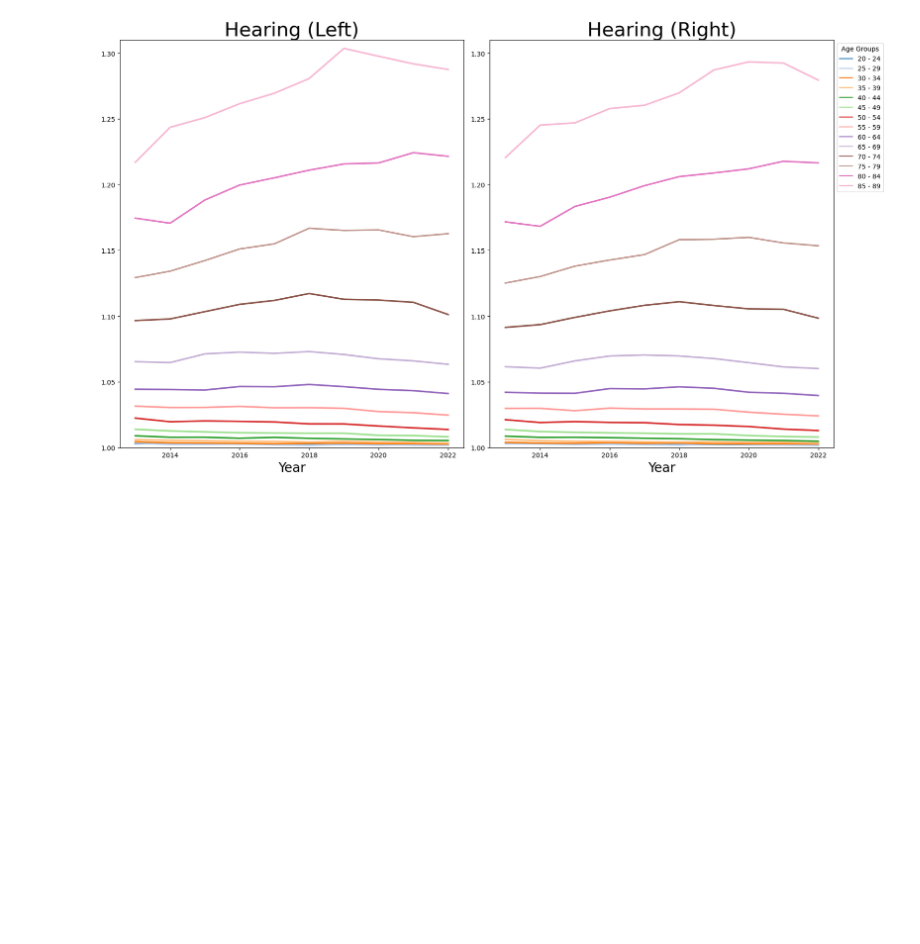
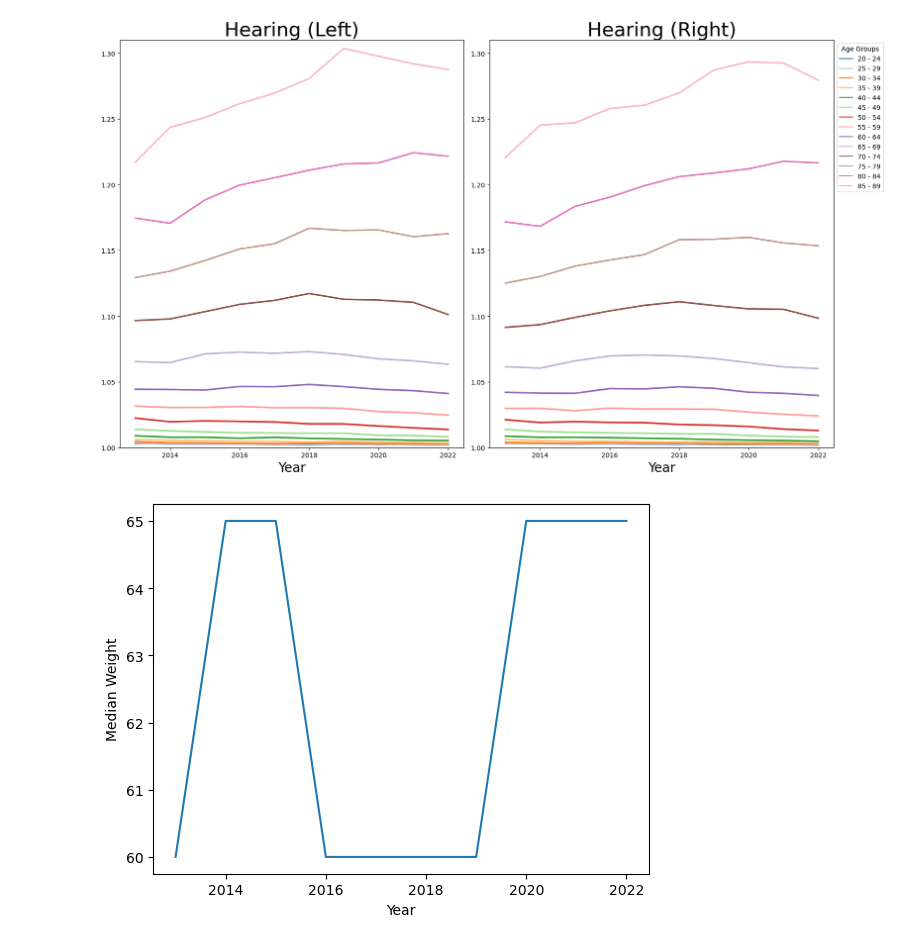
Before and after one commit to tjohns94/csd230finalproject, a Jupyter notebook: explore_wwhs.ipynb, the cells around one changed output. Cells and saved outputs as stored; diff of their text form; code cells hidden in the pictures; blank space fills up the shorter version.

```diff
--- a/explore_wwhs.ipynb
+++ b/explore_wwhs.ipynb
@@ -160,7 +161,7 @@ for i, year in enumerate(age_wwhs['기준년도'].unique()):
         age_group_data = grouped_data.get_group((age_group, year))
 
         # Create a histogram for '체중(5kg단위)' in the current age group
-        axes[i][j].hist(age_group_data['체중(5kg단위)'], bins=15, alpha=1)
+        axes[i][j].hist(age_group_data['체중(5kg단위)'], bins=10, alpha=1)
         axes[i][j].set_title(f'Age Group: {age_group}, Year: {year}')
         axes[i][j].set_xlabel('Weight')
         axes[i][j].set_ylabel('Frequency')
@@ -278,0 +293,42 @@ plt.show()
+# %%
+# Populate new df with standard deviation of '체중(5kg단위)' in 'age_wwhs', grouped by '연령대코드(5세단위)' and '기준년도'
+std_dev_df = pd.DataFrame(columns=['age_group', 'year', 'std_dev'])
+for age_group in age_wwhs['연령대코드(5세단위)'].unique():
+    for year in age_wwhs['기준년도'].unique():
+        temp_df = age_wwhs[(age_wwhs['연령대코드(5세단위)']==age_group) & (age_wwhs['기준년도']==year)]
+        std_dev = temp_df['체중(5kg단위)'].std()
+        new_row = {'age_group': age_group, 'year': year, 'std_dev': std_dev}
+        std_dev_df.loc[len(std_dev_df)] = new_row
+
+# Make the columns values of 'age_group', and make the index values of 'year', with 'std_dev' as the values
+std_dev_df = std_dev_df.pivot(index='year', columns='age_group', values='std_dev')
+std_dev_df.to_csv('./data/std_dev_df.csv', index=True)
+# %%
+# Populate new df with iqrs of '체중(5kg단위)' in 'age_wwhs', grouped by '연령대코드(5세단위)' and '기준년도'
+iqr_df = pd.DataFrame(columns=['age_group', 'year', 'iqr'])
+for age_group in age_wwhs['연령대코드(5세단위)'].unique():
+    for year in age_wwhs['기준년도'].unique():
+        temp_df = age_wwhs[(age_wwhs['연령대코드(5세단위)']==age_group) & (age_wwhs['기준년도']==year)]
+        q1 = temp_df['체중(5kg단위)'].quantile(0.25)
+        q3 = temp_df['체중(5kg단위)'].quantile(0.75)
+        iqr = q3 - q1
+        new_row = {'age_group': age_group, 'year': year, 'iqr': iqr}
+        iqr_df.loc[len(iqr_df)] = new_row
+
+# Make the columns values of 'age_group', and make the index values of 'year', with 'iqr' as the values
+iqr_df = iqr_df.pivot(index='year', columns='age_group', values='iqr')
+iqr_df.to_csv('./data/iqr_df.csv', index=True)
+# %%
+median_df = pd.DataFrame(columns=['year', 'median'])
+for year in age_wwhs['기준년도'].unique():
+    temp_df = age_wwhs[age_wwhs['기준년도'] == year]['체중(5kg단위)']
+    median = temp_df.median()
+    new_row = {'year': year, 'median': median}
+    median_df.loc[len(median_df)] = new_row
+
+plt.plot(median_df['year'], median_df['median'])
+plt.xlabel('Year')
+plt.ylabel('Median Weight')
+plt.show()
+# %% [output]
+[figure, added]
```
Also changed, not shown: parts of 6 cells of this notebook, 4 other files.
